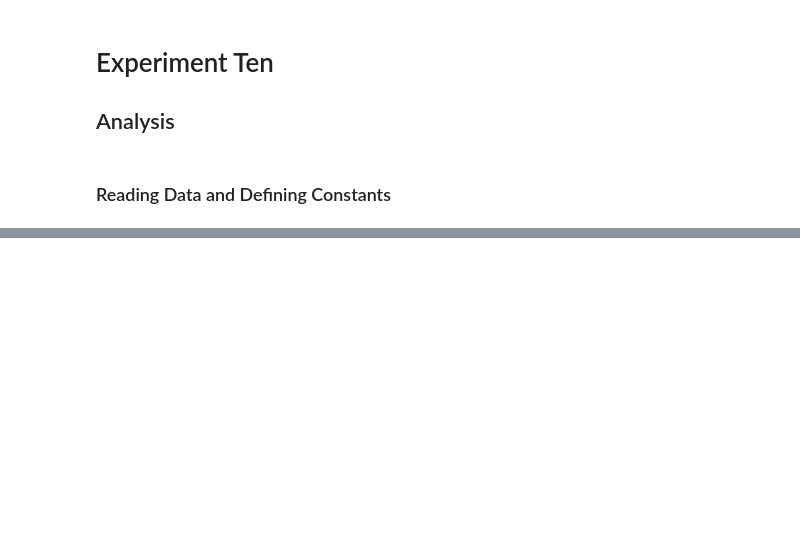
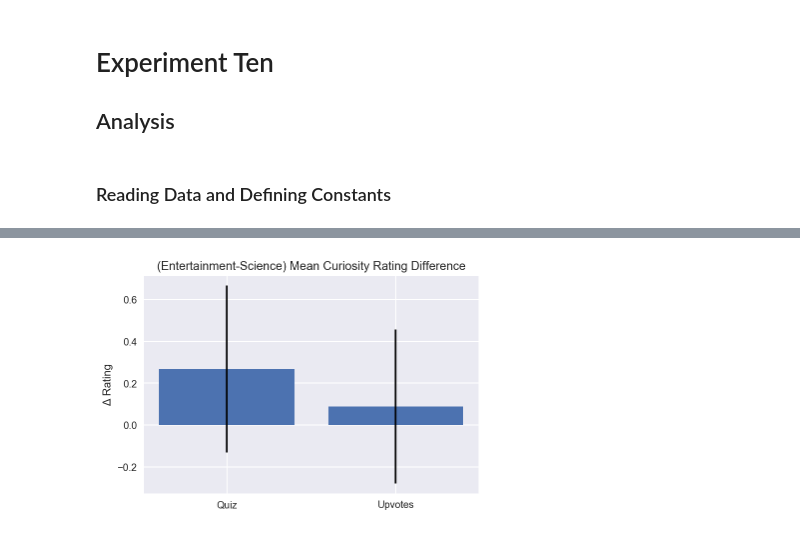
Before and after one commit to hermish/concepts-research, a Jupyter notebook: analysis/10-reading-time-pilot/2-analysis.ipynb, the cells around one changed output, grey strips where cells are left out. Cells and saved outputs as stored; diff of their text form; code cells hidden in the pictures; blank space fills up the shorter version.

```diff
--- a/analysis/10-reading-time-pilot/2-analysis.ipynb
+++ b/analysis/10-reading-time-pilot/2-analysis.ipynb
@@ -119,3 +128,22 @@ Curiosity: t = 0.311, p = 0.758 (0 greater)
+# %%
+PLOTTING_OPTIONS = {
+    'ylabel': 'Δ Rating',
+    'ticks': ['Quiz', 'Upvotes'],
+    'title': '(Entertainment-Science) Mean Curiosity Rating Difference',
+}
+
+
+CURIOSITY_LABEL = JUDGMENT_LABELS[0]
+quiz_data = quiz_responses['{}_diff'.format(CURIOSITY_LABEL)]
+upvote_data = upvote_responses['{}_diff'.format(CURIOSITY_LABEL)]
+
+plotting.plot_single_bar(
+    [-quiz_data.mean(), -upvote_data.mean()],
+    [stats.sem(quiz_data), stats.sem(upvote_data)],
+    **PLOTTING_OPTIONS
+)
+# %% [output]
+[figure, added]
 # %%
 print('Quiz & Post Upvotes')
 for question, j_label in zip(QUESTIONS, JUDGMENT_LABELS):
```
Also changed, not shown: parts of 20 cells of this notebook, 4 other files.
